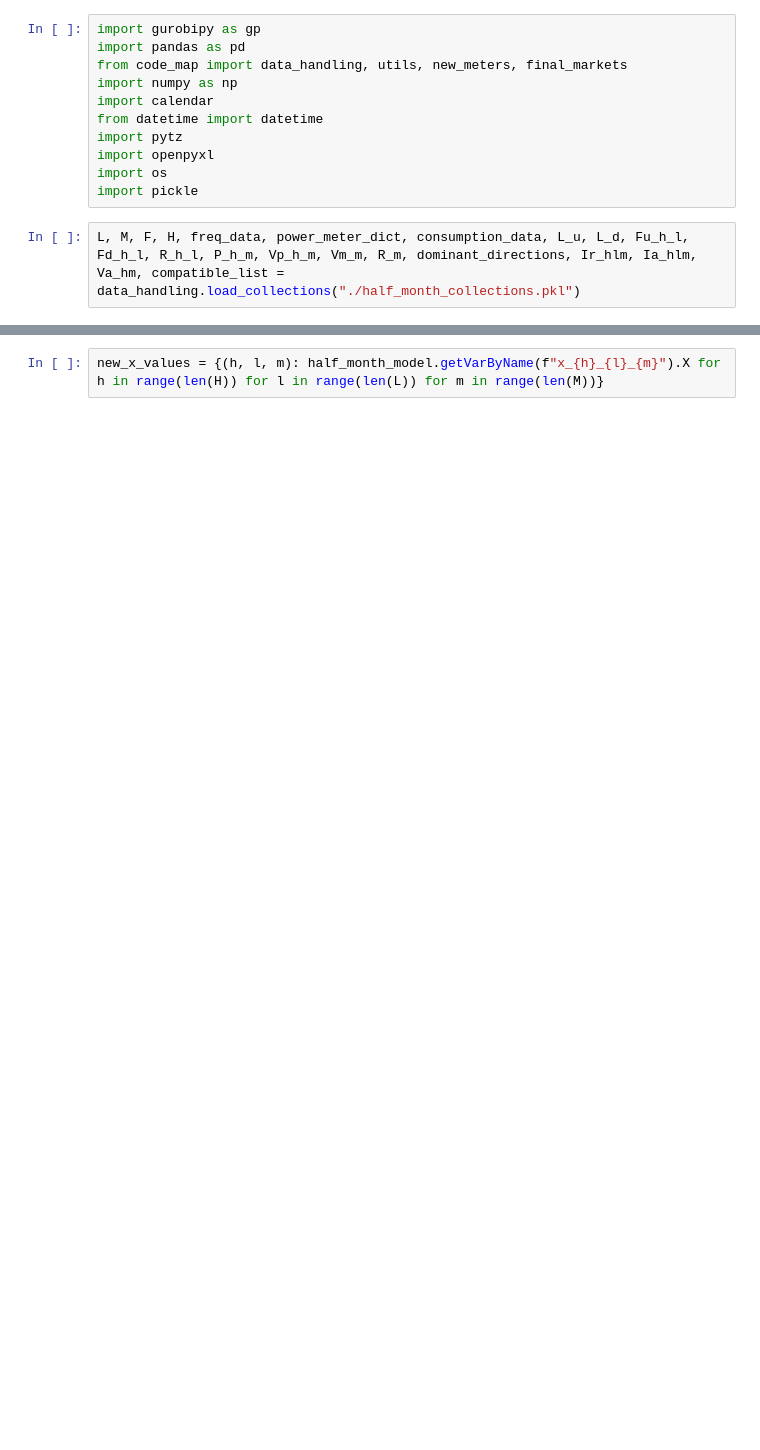
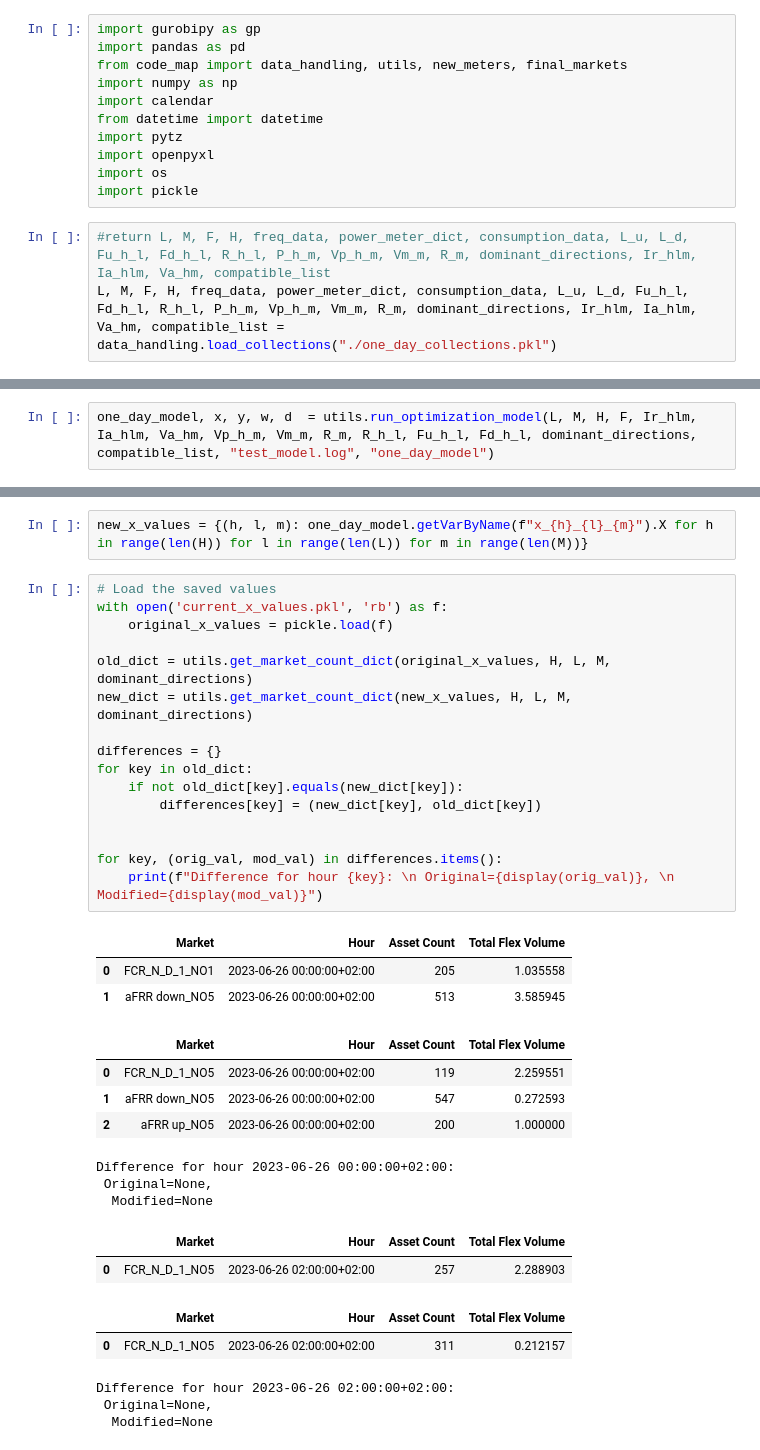
Before and after one commit to sandermeland/master-kode, a Jupyter notebook: v_12_om.ipynb, the cells around one changed output, grey strips where cells are left out. Cells and saved outputs as stored; diff of their text form; blank space fills up the shorter version.

```diff
--- a/v_12_om.ipynb
+++ b/v_12_om.ipynb
@@ -10,7 +10,8 @@ import openpyxl
 import os
 import pickle
 # %%
-L, M, F, H, freq_data, power_meter_dict, consumption_data, L_u, L_d, Fu_h_l, Fd_h_l, R_h_l, P_h_m, Vp_h_m, Vm_m, R_m, dominant_directions, Ir_hlm, Ia_hlm, Va_hm, compatible_list = data_handling.load_collections("./half_month_collections.pkl")
+#return L, M, F, H, freq_data, power_meter_dict, consumption_data, L_u, L_d, Fu_h_l, Fd_h_l, R_h_l, P_h_m, Vp_h_m, Vm_m, R_m, dominant_directions, Ir_hlm, Ia_hlm, Va_hm, compatible_list
+L, M, F, H, freq_data, power_meter_dict, consumption_data, L_u, L_d, Fu_h_l, Fd_h_l, R_h_l, P_h_m, Vp_h_m, Vm_m, R_m, dominant_directions, Ir_hlm, Ia_hlm, Va_hm, compatible_list = data_handling.load_collections("./one_day_collections.pkl")
 # %%
 print(f"Amount of markets : {len(M)}")
 print(f"Amount of meters : {len(L)}")
@@ -128,0 +27,2 @@ if half_month_model.status == gp.GRB.Status.INFEASIBLE:
+# %%
+one_day_model, x, y, w, d  = utils.run_optimization_model(L, M, H, F, Ir_hlm, Ia_hlm, Va_hm, Vp_h_m, Vm_m, R_m, R_h_l, Fu_h_l, Fd_h_l, dominant_directions, compatible_list, "test_model.log", "one_day_model")
@@ -131,2 +134,36 @@ utils.test_solution_validity(x, y, w, Va_hm, L, M, H)
 # %%
-new_x_values = {(h, l, m): half_month_model.getVarByName(f"x_{h}_{l}_{m}").X for h in range(len(H)) for l in range(len(L)) for m in range(len(M))}
+new_x_values = {(h, l, m): one_day_model.getVarByName(f"x_{h}_{l}_{m}").X for h in range(len(H)) for l in range(len(L)) for m in range(len(M))}
+# %%
+# Load the saved values
+with open('current_x_values.pkl', 'rb') as f:
+    original_x_values = pickle.load(f)
+
+old_dict = utils.get_market_count_dict(original_x_values, H, L, M, dominant_directions)
+new_dict = utils.get_market_count_dict(new_x_values, H, L, M, dominant_directions)
+
+differences = {}
+for key in old_dict:
+    if not old_dict[key].equals(new_dict[key]):
+        differences[key] = (new_dict[key], old_dict[key])
+
+
+for key, (orig_val, mod_val) in differences.items():
+    print(f"Difference for hour {key}: \n Original={display(orig_val)}, \n  Modified={display(mod_val)}")
+# %% [output]
+|  | Market | Hour | Asset Count | Total Flex Volume |
+| 0 | FCR_N_D_1_NO1 | 2023-06-26 00:00:00+02:00 | 205 | 1.035558 |
+| 1 | aFRR down_NO5 | 2023-06-26 00:00:00+02:00 | 513 | 3.585945 |
+|  | Market | Hour | Asset Count | Total Flex Volume |
+| 0 | FCR_N_D_1_NO5 | 2023-06-26 00:00:00+02:00 | 119 | 2.259551 |
+| 1 | aFRR down_NO5 | 2023-06-26 00:00:00+02:00 | 547 | 0.272593 |
+| 2 | aFRR up_NO5 | 2023-06-26 00:00:00+02:00 | 200 | 1.000000 |
+Difference for hour 2023-06-26 00:00:00+02:00:
+ Original=None,
+  Modified=None
+|  | Market | Hour | Asset Count | Total Flex Volume |
+| 0 | FCR_N_D_1_NO5 | 2023-06-26 02:00:00+02:00 | 257 | 2.288903 |
+|  | Market | Hour | Asset Count | Total Flex Volume |
+| 0 | FCR_N_D_1_NO5 | 2023-06-26 02:00:00+02:00 | 311 | 0.212157 |
+Difference for hour 2023-06-26 02:00:00+02:00:
+ Original=None,
+  Modified=None
```
Also changed, not shown: parts of 9 cells of this notebook.
